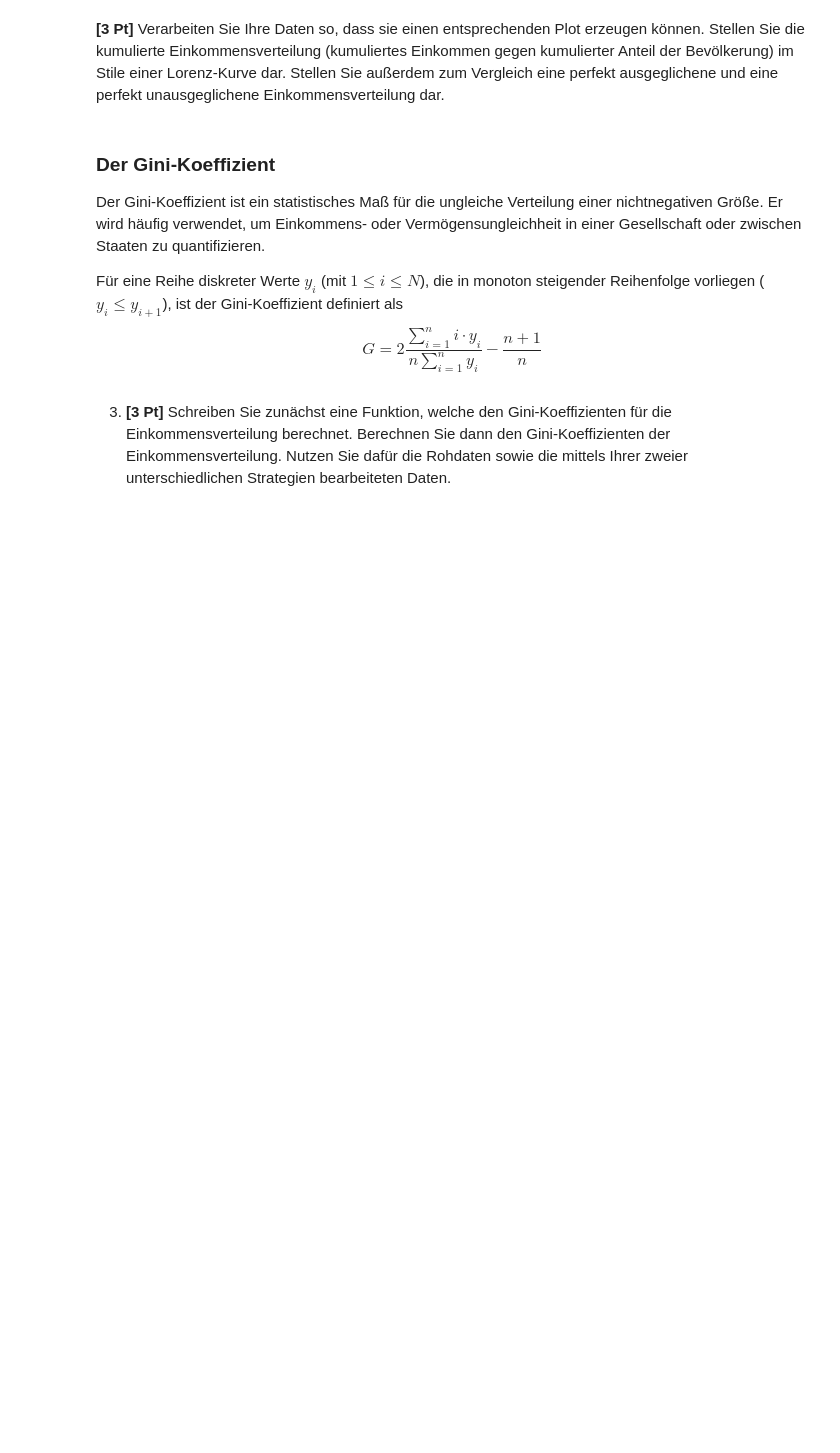
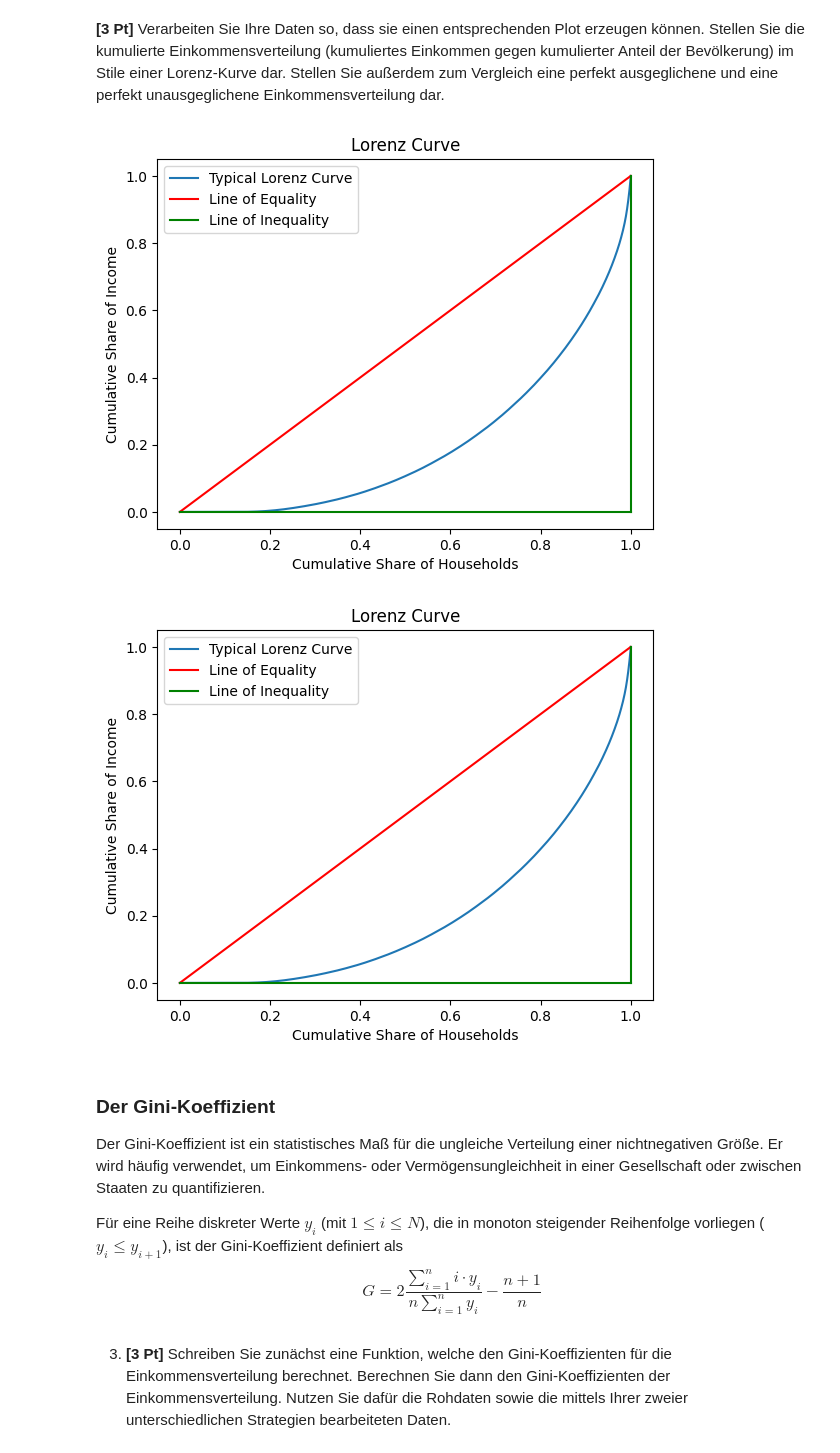
Before and after one commit to TimJoest/Datascience_2, a Jupyter notebook: MNM/Hausaufgaben/03_series/Statistik_und_fehlende_Werte.ipynb, the cells around one changed output. Saved outputs shown, nothing was run; the diff lists cells and outputs as text; code cells hidden in the pictures; blank space fills up the shorter version.

```diff
--- a/MNM/Hausaufgaben/03_series/Statistik_und_fehlende_Werte.ipynb
+++ b/MNM/Hausaufgaben/03_series/Statistik_und_fehlende_Werte.ipynb
@@ -50,7 +98,23 @@ Um die Ungleichheit der Einkommen zu visualisieren, bietet sich die sogenannte L
 **\[3 Pt\]**
 Verarbeiten Sie Ihre Daten so, dass sie einen entsprechenden Plot erzeugen können. Stellen Sie die kumulierte Einkommensverteilung (kumuliertes Einkommen gegen kumulierter Anteil der Bevölkerung) im Stile einer Lorenz-Kurve dar. Stellen Sie außerdem zum Vergleich eine perfekt ausgeglichene  und eine perfekt unausgeglichene Einkommensverteilung dar.
 # %%
-# Bitte geben Sie Ihren Code hier ein.
+def typical_lorenz_curve(data: pd.Series):
+    typical_lorenz = data.sort_values().cumsum() / data.sum()
+    plt.plot(np.linspace(0, 1, len(typical_lorenz)), typical_lorenz, label='Typical Lorenz Curve')
+    plt.plot([0, 1], [0, 1], color='red', label='Line of Equality')
+    plt.plot([1, 1], [0, 1], color='green', label='Line of Inequality')
+    plt.plot([0, 1], [0, 0], color='green')
+    plt.xlabel('Cumulative Share of Households')
+    plt.ylabel('Cumulative Share of Income')
+    plt.title('Lorenz Curve')
+    plt.legend()
+    plt.show()
+
+typical_lorenz_curve(census_data_edit_1)
+typical_lorenz_curve(census_data_edit_2)
+# %% [output]
+[figure, added]
+[figure, added]
 # %% [markdown]
 ### Der Gini-Koeffizient
 Der Gini-Koeffizient ist ein statistisches Maß für die ungleiche Verteilung einer nichtnegativen Größe. Er wird häufig verwendet, um Einkommens- oder Vermögensungleichheit in einer Gesellschaft oder zwischen Staaten zu quantifizieren.
```
Also changed, not shown: parts of 5 cells of this notebook, 2 other files.
